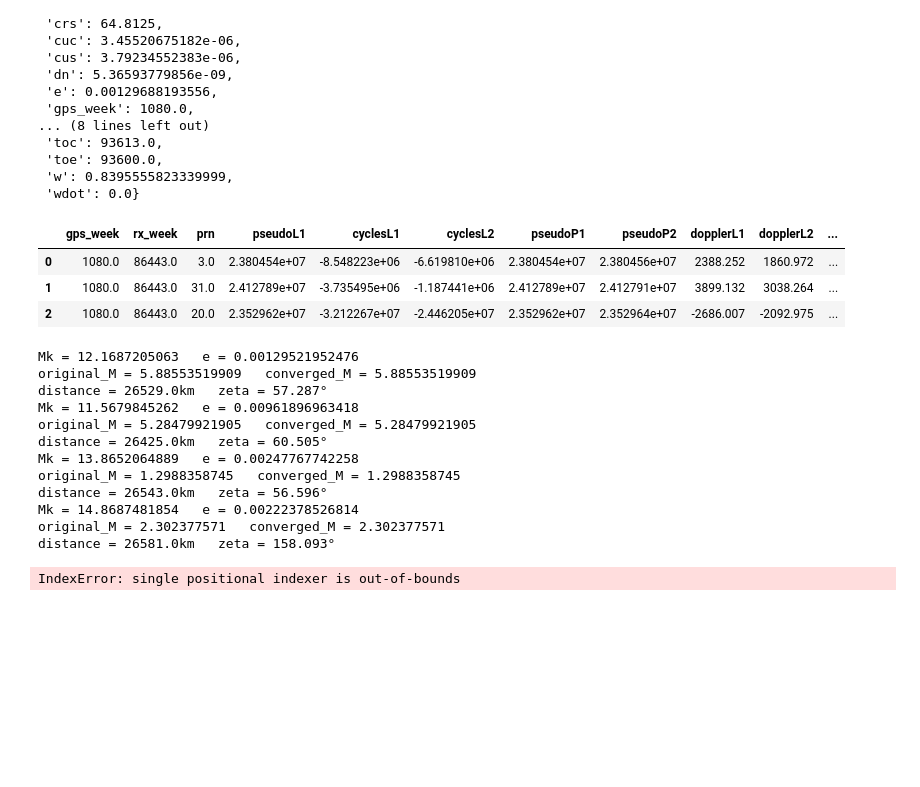
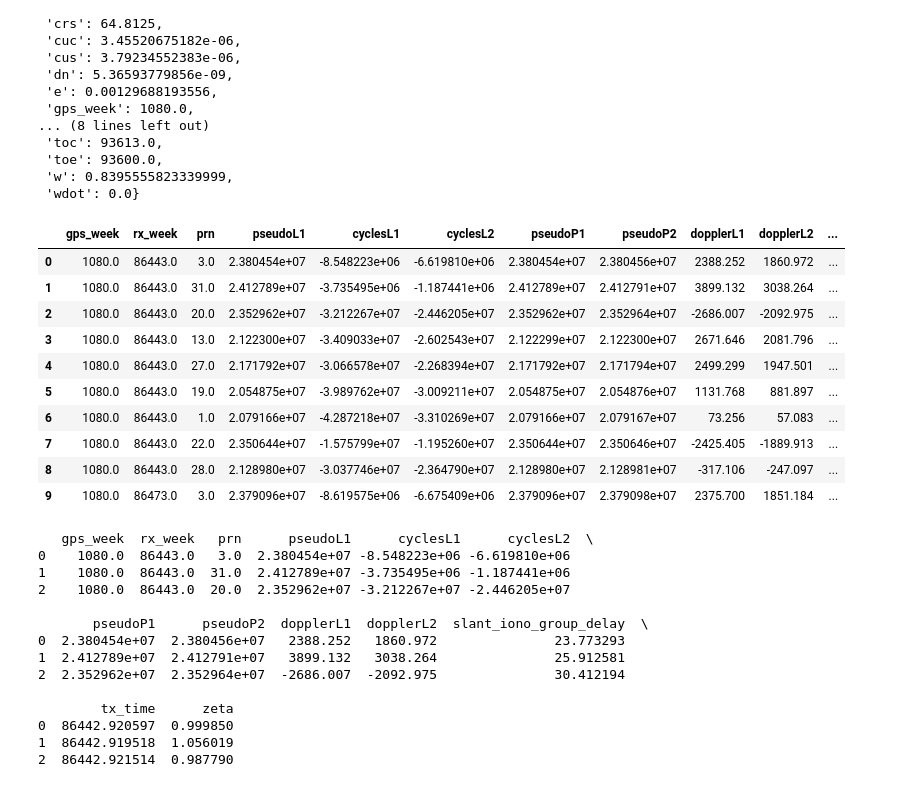
Before and after one commit to GuillaumeDec/gnss, a Jupyter notebook: [gpstextbook] Chap 5 homeworks - iono delays.ipynb, the cells around one changed output. Cells and saved outputs as stored; diff of their text form; code cells hidden in the pictures; blank space fills up the shorter version.

```diff
--- a/[gpstextbook] Chap 5 homeworks - iono delays.ipynb
+++ b/[gpstextbook] Chap 5 homeworks - iono delays.ipynb
@@ -97,9 +100,16 @@ df['slant_iono_group_delay'] = df.apply(lambda x: get_iono_group_delay(x['pseudo
 # approximate signal transmission time, cf homework 4.11
 df['tx_time'] = df['rx_week'] - df['pseudoL1'] / c0
 # %%
-df.head(3)
+df.head(10)
 # %% [output]
 |  | gps_week | rx_week | prn | pseudoL1 | cyclesL1 | cyclesL2 | pseudoP1 | pseudoP2 | dopplerL1 | dopplerL2 | ... |
 | 0 | 1080.0 | 86443.0 | 3.0 | 2.380454e+07 | -8.548223e+06 | -6.619810e+06 | 2.380454e+07 | 2.380456e+07 | 2388.252 | 1860.972 | ... |
 | 1 | 1080.0 | 86443.0 | 31.0 | 2.412789e+07 | -3.735495e+06 | -1.187441e+06 | 2.412789e+07 | 2.412791e+07 | 3899.132 | 3038.264 | ... |
 | 2 | 1080.0 | 86443.0 | 20.0 | 2.352962e+07 | -3.212267e+07 | -2.446205e+07 | 2.352962e+07 | 2.352964e+07 | -2686.007 | -2092.975 | ... |
+| 3 | 1080.0 | 86443.0 | 13.0 | 2.122300e+07 | -3.409033e+07 | -2.602543e+07 | 2.122299e+07 | 2.122300e+07 | 2671.646 | 2081.796 | ... |
+| 4 | 1080.0 | 86443.0 | 27.0 | 2.171792e+07 | -3.066578e+07 | -2.268394e+07 | 2.171792e+07 | 2.171794e+07 | 2499.299 | 1947.501 | ... |
+| 5 | 1080.0 | 86443.0 | 19.0 | 2.054875e+07 | -3.989762e+07 | -3.009211e+07 | 2.054875e+07 | 2.054876e+07 | 1131.768 | 881.897 | ... |
+| 6 | 1080.0 | 86443.0 | 1.0 | 2.079166e+07 | -4.287218e+07 | -3.310269e+07 | 2.079166e+07 | 2.079167e+07 | 73.256 | 57.083 | ... |
+| 7 | 1080.0 | 86443.0 | 22.0 | 2.350644e+07 | -1.575799e+07 | -1.195260e+07 | 2.350644e+07 | 2.350646e+07 | -2425.405 | -1889.913 | ... |
+| 8 | 1080.0 | 86443.0 | 28.0 | 2.128980e+07 | -3.037746e+07 | -2.364790e+07 | 2.128980e+07 | 2.128981e+07 | -317.106 | -247.097 | ... |
+| 9 | 1080.0 | 86473.0 | 3.0 | 2.379096e+07 | -8.619575e+06 | -6.675409e+06 | 2.379096e+07 | 2.379098e+07 | 2375.700 | 1851.184 | ... |
@@ -315,23 +115,0 @@ def get_satellite_pos(prn, tx_time):
-# %%
-df.head(3)
-for i, x in df.head(30).iterrows():
-    sat_pos = get_satellite_pos(x.prn, x.tx_time)
-
-    distance = np.linalg.norm(sat_pos)
-    zeta = angle(sat_pos, pigeon_point_pos)
-
-    print('distance = {}km   zeta = {}°'.format(round(distance/1.e3, 0), round(np.rad2deg(zeta), 3)))
-# %% [output]
-Mk = 12.1687205063   e = 0.00129521952476
-original_M = 5.88553519909   converged_M = 5.88553519909
-distance = 26529.0km   zeta = 57.287°
-Mk = 11.5679845262   e = 0.00961896963418
-original_M = 5.28479921905   converged_M = 5.28479921905
-distance = 26425.0km   zeta = 60.505°
-Mk = 13.8652064889   e = 0.00247767742258
-original_M = 1.2988358745   converged_M = 1.2988358745
-distance = 26543.0km   zeta = 56.596°
-Mk = 14.8687481854   e = 0.00222378526814
-original_M = 2.302377571   converged_M = 2.302377571
-distance = 26581.0km   zeta = 158.093°
-IndexError: single positional indexer is out-of-bounds
@@ -338,3 +288,32 @@ IndexError: single positional indexer is out-of-bounds
+# %%
+def get_distance_and_zeta(row):
+    distance = None
+    zeta = None
+    sat_pos = get_satellite_pos(row.prn, row.tx_time)
+
+    if all(sat_pos):
+        distance = np.linalg.norm(sat_pos)
+        zeta = angle(sat_pos, pigeon_point_pos)
+    return zeta
+
+
+df['zeta'] = df.apply(get_distance_and_zeta, axis=1)
+df['zeta'] = df['zeta'].apply(lambda x: round(rad2deg(x), 1))
+# %% [output]
+   gps_week  rx_week   prn      pseudoL1      cyclesL1      cyclesL2  \
+0    1080.0  86443.0   3.0  2.380454e+07 -8.548223e+06 -6.619810e+06
+1    1080.0  86443.0  31.0  2.412789e+07 -3.735495e+06 -1.187441e+06
+2    1080.0  86443.0  20.0  2.352962e+07 -3.212267e+07 -2.446205e+07
+
+       pseudoP1      pseudoP2  dopplerL1  dopplerL2  slant_iono_group_delay  \
+0  2.380454e+07  2.380456e+07   2388.252   1860.972               23.773293
+1  2.412789e+07  2.412791e+07   3899.132   3038.264               25.912581
+2  2.352962e+07  2.352964e+07  -2686.007  -2092.975               30.412194
+
+        tx_time      zeta
+0  86442.920597  0.999850
+1  86442.919518  1.056019
+2  86442.921514  0.987790
 # %%
 # Re. satellite position:
 # p98 of pdf IS-GPS
```
Also changed, not shown: parts of 9 cells of this notebook.
